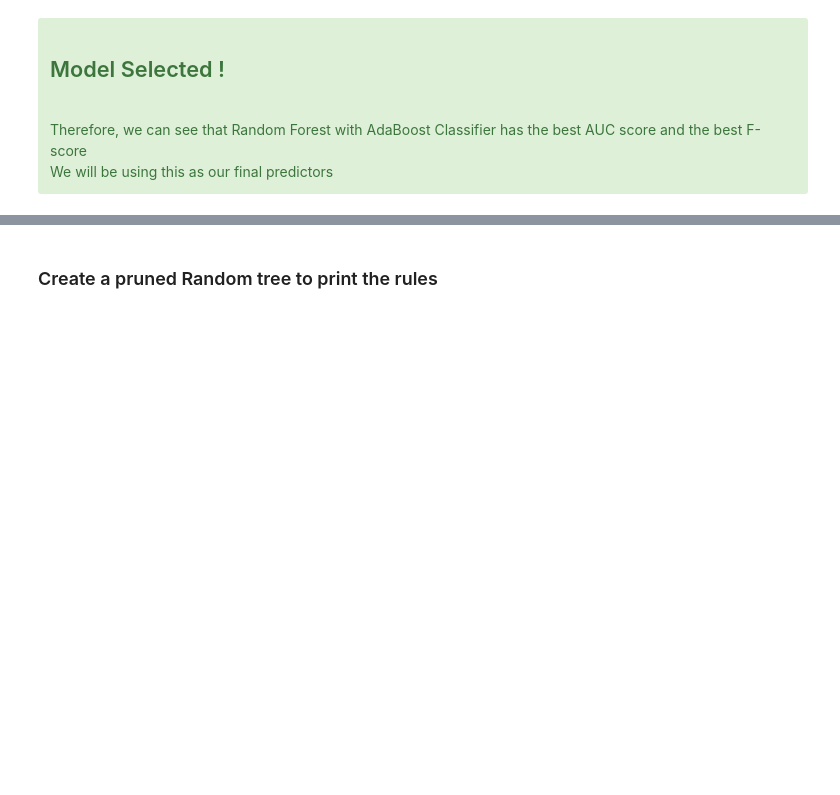
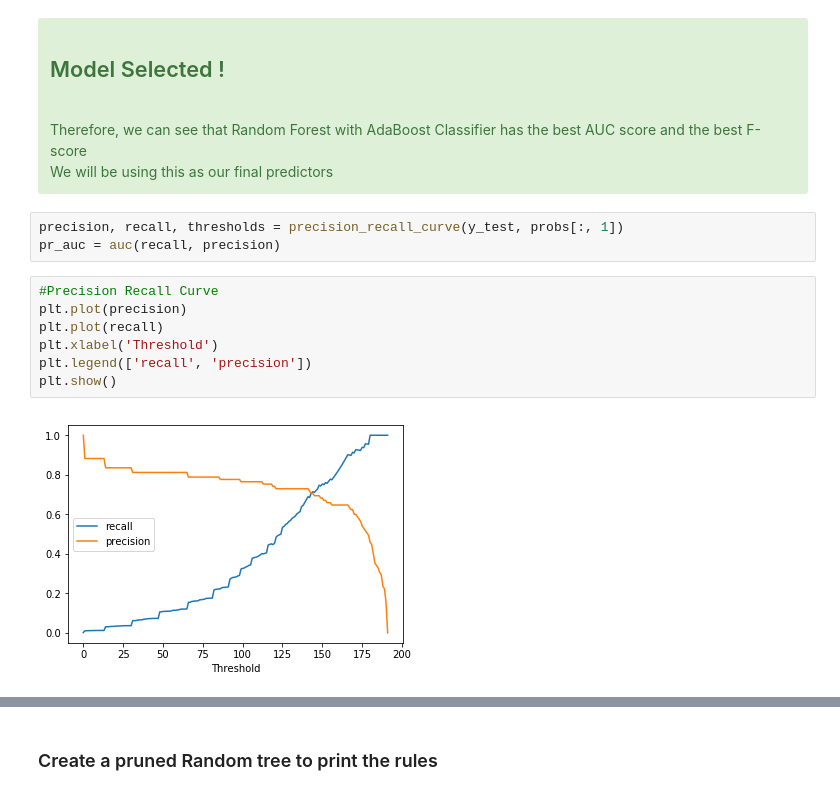
Before and after one commit to shubhamperiwal/fraud_detection, a Jupyter notebook: Final Model - Naive Baes.ipynb, the cells around one changed output, grey strips where cells are left out. Saved outputs shown, nothing was run; the diff lists cells and outputs as text; blank space fills up the shorter version.

```diff
--- a/Final Model - Naive Baes.ipynb
+++ b/Final Model - Naive Baes.ipynb
@@ -1023,3 +930,15 @@ Weighted Accuracy:  0.976
     Therefore, we can see that Random Forest with AdaBoost Classifier has the best AUC score and the best F-score <br/>
     We will be using this as our final predictors
 </div>
+# %%
+precision, recall, thresholds = precision_recall_curve(y_test, probs[:, 1])
+pr_auc = auc(recall, precision)
+# %%
+#Precision Recall Curve
+plt.plot(precision)
+plt.plot(recall)
+plt.xlabel('Threshold')
+plt.legend(['recall', 'precision'])
+plt.show()
+# %% [output]
+[figure, added]
```
Also changed, not shown: parts of 60 cells of this notebook, 17 other files.
